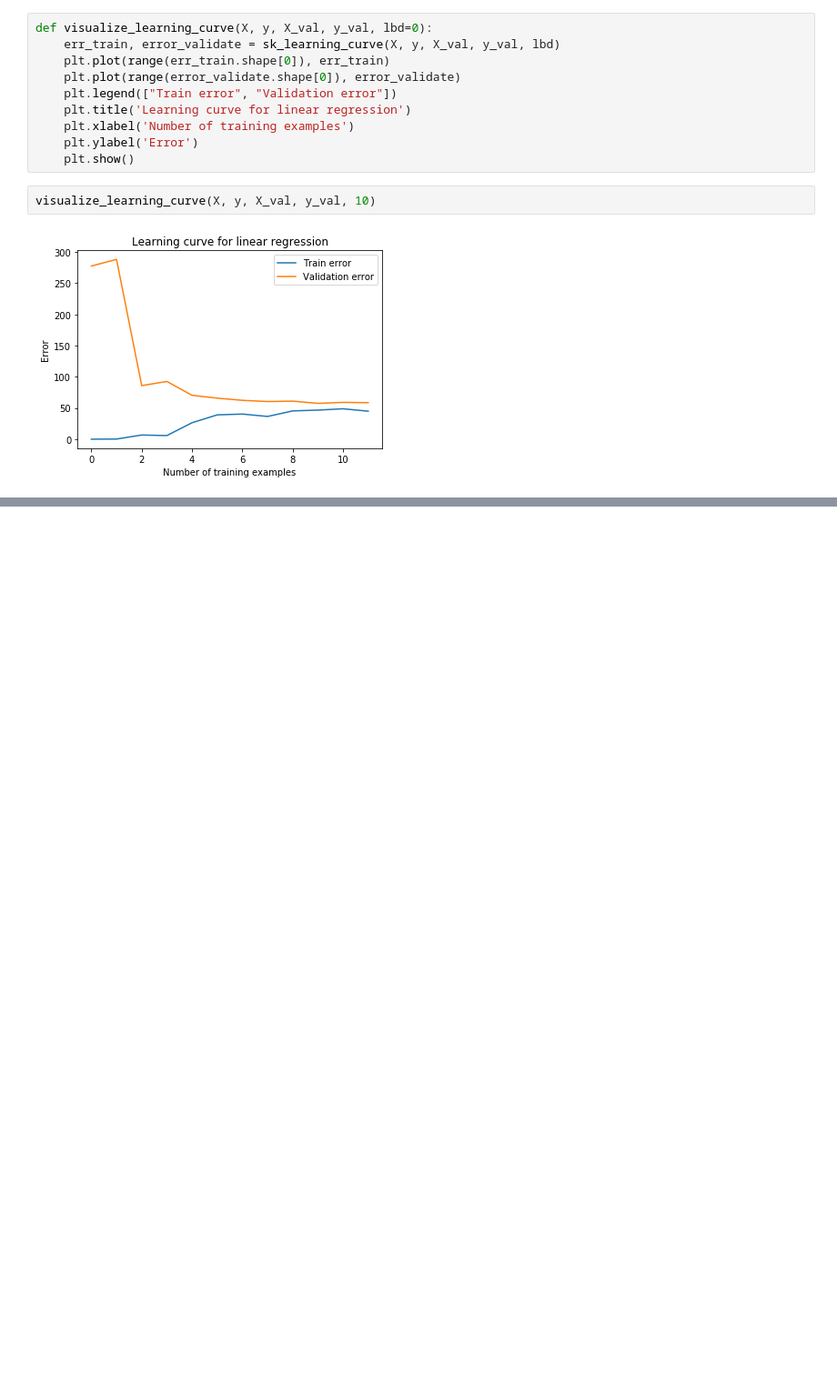
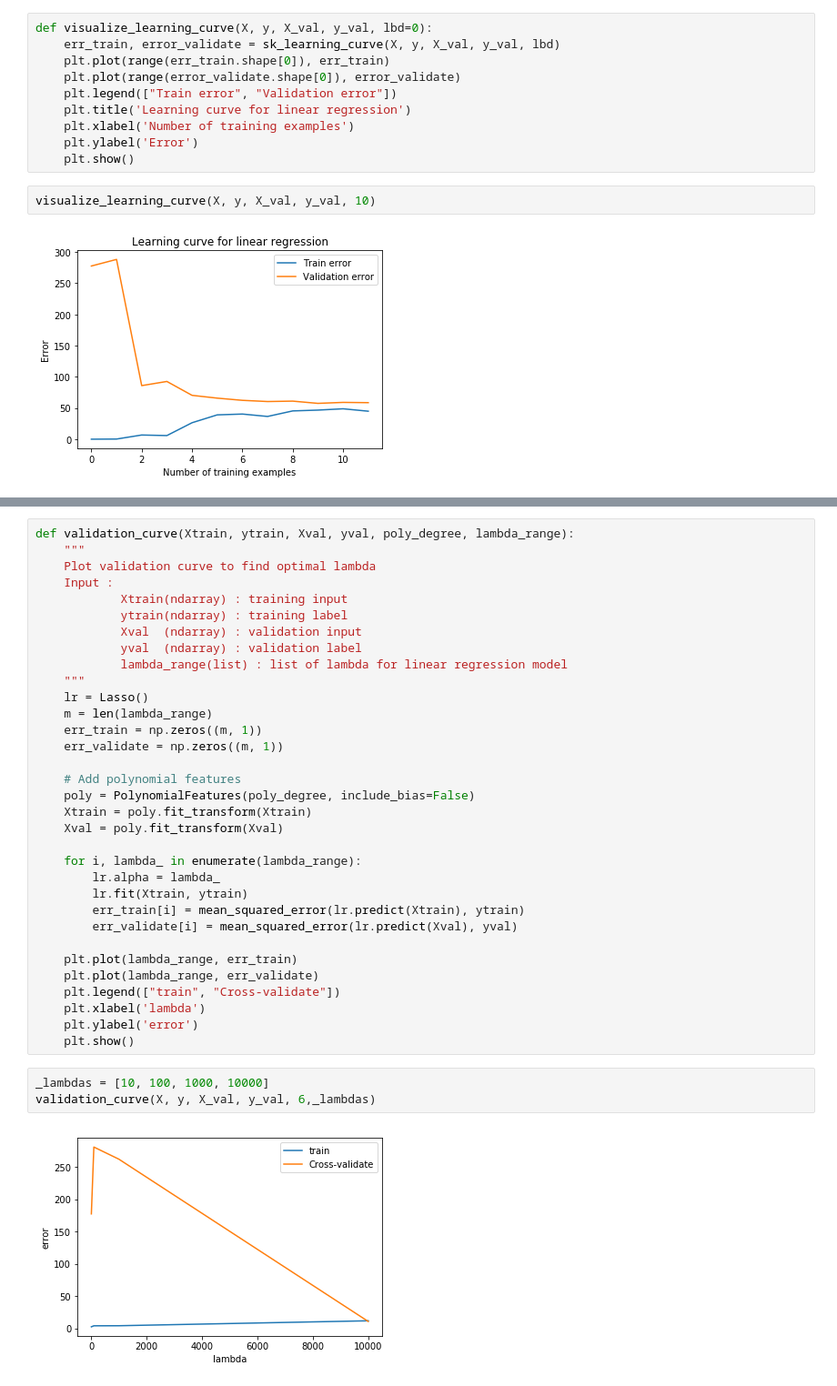
Before and after one commit to locluthor/Machine_Learning, a Jupyter notebook: Bias_Variance_Trade-off.ipynb, the cells around one changed output, grey strips where cells are left out. Shown at 91% size. Drawn from its saved outputs; the diff is of its cells as text; blank space fills up the shorter version.

```diff
--- a/Bias_Variance_Trade-off.ipynb
+++ b/Bias_Variance_Trade-off.ipynb
@@ -125,0 +128,38 @@ visualize_learning_curve(X_poly, y, X_val_poly, y_val, 1)
+# %%
+def validation_curve(Xtrain, ytrain, Xval, yval, poly_degree, lambda_range):
+    """
+    Plot validation curve to find optimal lambda
+    Input :
+            Xtrain(ndarray) : training input
+            ytrain(ndarray) : training label
+            Xval  (ndarray) : validation input
+            yval  (ndarray) : validation label
+            lambda_range(list) : list of lambda for linear regression model
+    """
+    lr = Lasso()
+    m = len(lambda_range)
+    err_train = np.zeros((m, 1))
+    err_validate = np.zeros((m, 1))
+
+    # Add polynomial features
+    poly = PolynomialFeatures(poly_degree, include_bias=False)
+    Xtrain = poly.fit_transform(Xtrain)
+    Xval = poly.fit_transform(Xval)
+
+    for i, lambda_ in enumerate(lambda_range):
+        lr.alpha = lambda_
+        lr.fit(Xtrain, ytrain)
+        err_train[i] = mean_squared_error(lr.predict(Xtrain), ytrain)
+        err_validate[i] = mean_squared_error(lr.predict(Xval), yval)
+
+    plt.plot(lambda_range, err_train)
+    plt.plot(lambda_range, err_validate)
+    plt.legend(["train", "Cross-validate"])
+    plt.xlabel('lambda')
+    plt.ylabel('error')
+    plt.show()
+# %%
+_lambdas = [10, 100, 1000, 10000]
+validation_curve(X, y, X_val, y_val, 6,_lambdas)
+# %% [output]
+[figure, added]
```
Also changed, not shown: parts of 6 cells of this notebook.
